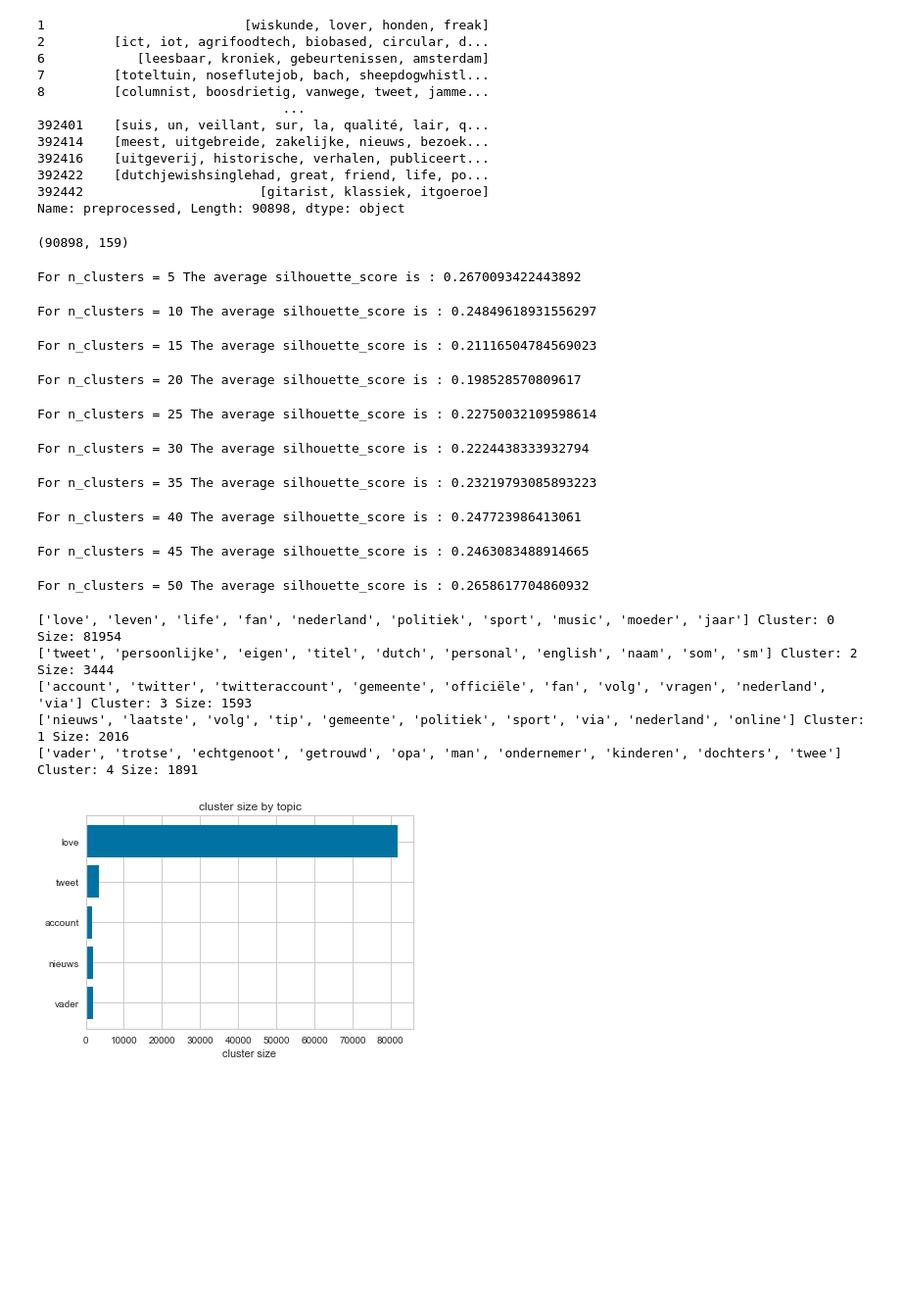
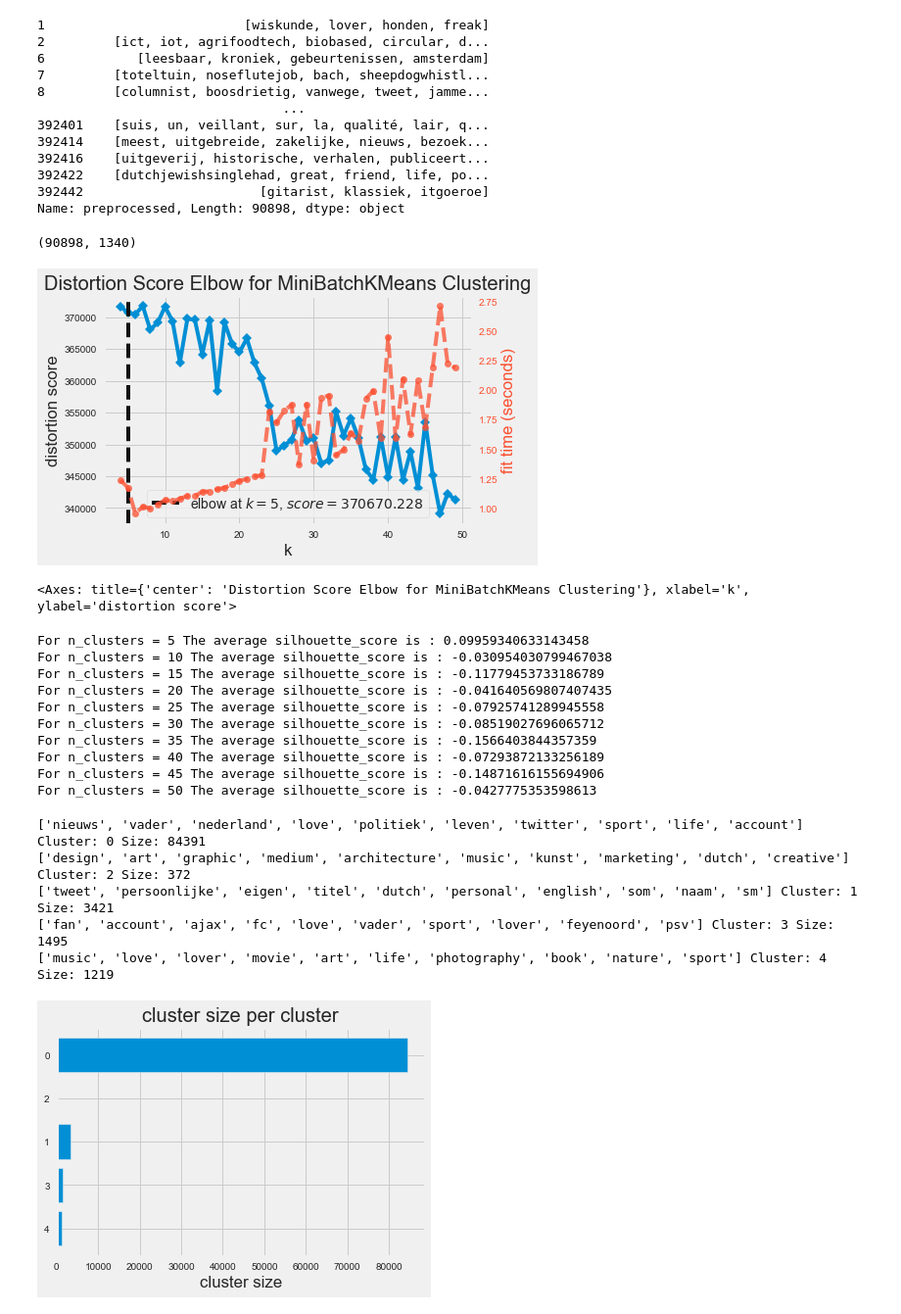
Before and after one commit to sijbrenvv/MLP, a Jupyter notebook: Baseline.ipynb, the cells around one changed output. Shown at 98% size. Drawn from its saved outputs; the diff is of its cells as text; code cells hidden in the pictures; blank space fills up the shorter version.

```diff
--- a/Baseline.ipynb
+++ b/Baseline.ipynb
@@ -156,12 +156,42 @@ sentences = []
 for i in sentences_list:
     detok = " ".join(i)
     sentences.append(detok)
-vectorizer = CountVectorizer(max_df=0.80, min_df=0.005)
+vectorizer = CountVectorizer(min_df=0.001)
 X = vectorizer.fit_transform(sentences)
 # %%
 X.shape
 # %% [output]
-(90898, 159)
+(90898, 1340)
+# %%
+from sklearn.cluster import KMeans
+from sklearn.preprocessing import MinMaxScaler
+from sklearn.cluster import MiniBatchKMeans
+from sklearn.datasets import make_blobs
+from sklearn.metrics import silhouette_samples, silhouette_score
+from sklearn.preprocessing import StandardScaler
+from yellowbrick.cluster import KElbowVisualizer
+from matplotlib import pyplot as plt
+import matplotlib.cm as cm
+import seaborn as sns
+%matplotlib inline
+sns.set_style('whitegrid')
+plt.style.use('fivethirtyeight')
+
+from sklearn.cluster import KMeans
+from sklearn.datasets import make_blobs
+
+from yellowbrick.cluster import KElbowVisualizer
+
+
+# Instantiate the clustering model and visualizer
+model = MiniBatchKMeans(n_init = 3, random_state = seed, batch_size =3172)
+visualizer = KElbowVisualizer(model, k=(4,50))
+
+visualizer.fit(X.toarray())        # Fit the data to the visualizer
+visualizer.show()        # Finalize and render the figure
+# %% [output]
+[figure, added]
+<Axes: title={'center': 'Distortion Score Elbow for MiniBatchKMeans Clustering'}, xlabel='k', ylabel='distortion score'>
 # %%
 k = 51
 for n_clusters in range(5, k, 5):
@@ -169,7 +199,7 @@ for n_clusters in range(5, k, 5):
 
     # Initialize the clusterer with n_clusters value and a random generator
     # seed of 10 for reproducibility.
-    clusterer = MiniBatchKMeans(n_clusters=n_clusters, batch_size=3000, random_state=seed)
+    clusterer = MiniBatchKMeans(n_clusters = n_clusters, n_init = 3, random_state = seed, batch_size =3172)
     cluster_labels = clusterer.fit_predict(X)
 
     # The silhouette_score gives the average value for all the samples.
@@ -183,14 +213,14 @@ for n_clusters in range(5, k, 5):
         silhouette_avg,
     )
 # %% [output]
-For n_clusters = 5 The average silhouette_score is : 0.2670093422443892
+For n_clusters = 5 The average silhouette_score is : 0.09959340633143458
+For n_clusters = 10 The average silhouette_score is : -0.030954030799467038
+For n_clusters = 15 The average silhouette_score is : -0.11779453733186789
+For n_clusters = 20 The average silhouette_score is : -0.041640569807407435
+For n_clusters = 25 The average silhouette_score is : -0.07925741289945558
+For n_clusters = 30 The average silhouette_score is : -0.08519027696065712
+For n_clusters = 35 The average silhouette_score is : -0.1566403844357359
+For n_clusters = 40 The average silhouette_score is : -0.07293872133256189
+For n_clusters = 45 The average silhouette_score is : -0.14871616155694906
+For n_clusters = 50 The average silhouette_score is : -0.0427775353598613
-For n_clusters = 10 The average silhouette_score is : 0.24849618931556297
-For n_clusters = 15 The average silhouette_score is : 0.21116504784569023
-For n_clusters = 20 The average silhouette_score is : 0.198528570809617
-For n_clusters = 25 The average silhouette_score is : 0.22750032109598614
-For n_clusters = 30 The average silhouette_score is : 0.2224438333932794
-For n_clusters = 35 The average silhouette_score is : 0.23219793085893223
-For n_clusters = 40 The average silhouette_score is : 0.247723986413061
-For n_clusters = 45 The average silhouette_score is : 0.2463083488914665
-For n_clusters = 50 The average silhouette_score is : 0.2658617704860932
 # %%
@@ -226,26 +256,26 @@ for i in cluster_dict:
     for word in most_occur:
         n_words.append(word[0])
 
-    name_list.append(n_words[0])
+    name_list.append(i)
     print(n_words, "Cluster:", i, "Size:", freq_dict[i])
     cluster[i] = n_words[0]
 # %% [output]
-['love', 'leven', 'life', 'fan', 'nederland', 'politiek', 'sport', 'music', 'moeder', 'jaar'] Cluster: 0 Size: 81954
-['tweet', 'persoonlijke', 'eigen', 'titel', 'dutch', 'personal', 'english', 'naam', 'som', 'sm'] Cluster: 2 Size: 3444
-['account', 'twitter', 'twitteraccount', 'gemeente', 'officiële', 'fan', 'volg', 'vragen', 'nederland', 'via'] Cluster: 3 Size: 1593
-['nieuws', 'laatste', 'volg', 'tip', 'gemeente', 'politiek', 'sport', 'via', 'nederland', 'online'] Cluster: 1 Size: 2016
-['vader', 'trotse', 'echtgenoot', 'getrouwd', 'opa', 'man', 'ondernemer', 'kinderen', 'dochters', 'twee'] Cluster: 4 Size: 1891
+['nieuws', 'vader', 'nederland', 'love', 'politiek', 'leven', 'twitter', 'sport', 'life', 'account'] Cluster: 0 Size: 84391
+['design', 'art', 'graphic', 'medium', 'architecture', 'music', 'kunst', 'marketing', 'dutch', 'creative'] Cluster: 2 Size: 372
+['tweet', 'persoonlijke', 'eigen', 'titel', 'dutch', 'personal', 'english', 'som', 'naam', 'sm'] Cluster: 1 Size: 3421
+['fan', 'account', 'ajax', 'fc', 'love', 'vader', 'sport', 'lover', 'feyenoord', 'psv'] Cluster: 3 Size: 1495
+['music', 'love', 'lover', 'movie', 'art', 'life', 'photography', 'book', 'nature', 'sport'] Cluster: 4 Size: 1219
 # %%
 # Bar graph with named labels
 cluster_size = list(freq_dict.values())
 fig, ax = plt.subplots()
 
 ax.barh(np.arange(len(name_list)), cluster_size, align='center')
 ax.set_yticks(np.arange(len(name_list)), labels=name_list)
 ax.invert_yaxis()
 ax.set_xlabel('cluster size')
-ax.set_title('cluster size by topic')
+ax.set_title('cluster size per cluster')
 
 plt.show()
 # %% [output]
-[figure, old version]
+[figure, new version]
```
Also changed, not shown: parts of 3 cells of this notebook.
